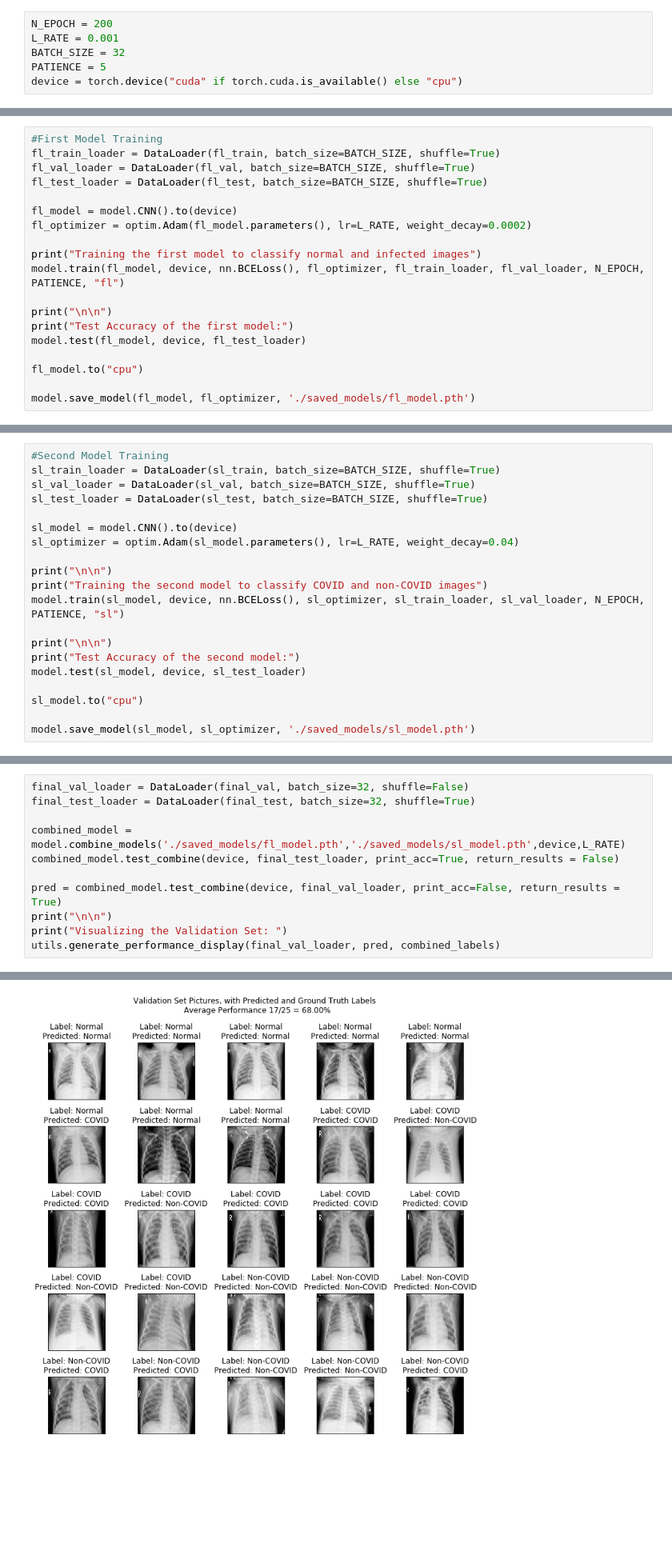
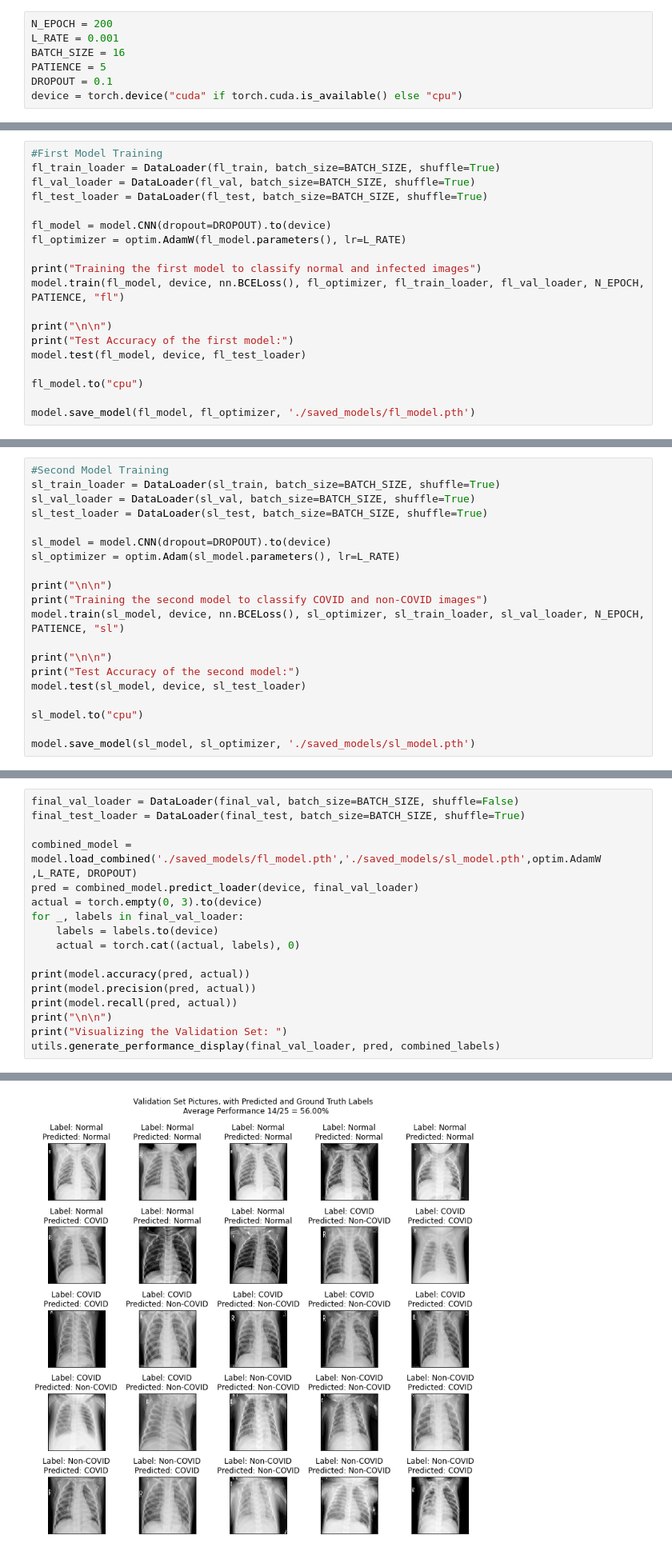
Before and after one commit to EYLeong/Chest_X-ray_Classifier, a Jupyter notebook: Model Training and Testing - Broken up for better testing.ipynb, the cells around one changed output, grey strips where cells are left out. Shown at 80% size. Saved outputs shown, nothing was run; the diff lists cells and outputs as text; blank space fills up the shorter version.

Commit message:
evaluation metrics and predict function

```diff
--- a/Model Training and Testing - Broken up for better testing.ipynb
+++ b/Model Training and Testing - Broken up for better testing.ipynb
@@ -57,8 +57,9 @@ Defining Model Parameters
 # %%
 N_EPOCH = 200
 L_RATE = 0.001
-BATCH_SIZE = 32
+BATCH_SIZE = 16
 PATIENCE = 5
+DROPOUT = 0.1
 device = torch.device("cuda" if torch.cuda.is_available() else "cpu")
 # %% [markdown]
 Training the First Layer Model
@@ -68,8 +69,8 @@ fl_train_loader = DataLoader(fl_train, batch_size=BATCH_SIZE, shuffle=True)
 fl_val_loader = DataLoader(fl_val, batch_size=BATCH_SIZE, shuffle=True)
 fl_test_loader = DataLoader(fl_test, batch_size=BATCH_SIZE, shuffle=True)
 
-fl_model = model.CNN().to(device)
-fl_optimizer = optim.Adam(fl_model.parameters(), lr=L_RATE, weight_decay=0.0002)
+fl_model = model.CNN(dropout=DROPOUT).to(device)
+fl_optimizer = optim.AdamW(fl_model.parameters(), lr=L_RATE)
 
 print("Training the first model to classify normal and infected images")
 model.train(fl_model, device, nn.BCELoss(), fl_optimizer, fl_train_loader, fl_val_loader, N_EPOCH, PATIENCE, "fl")
@@ -150,8 +90,8 @@ sl_train_loader = DataLoader(sl_train, batch_size=BATCH_SIZE, shuffle=True)
 sl_val_loader = DataLoader(sl_val, batch_size=BATCH_SIZE, shuffle=True)
 sl_test_loader = DataLoader(sl_test, batch_size=BATCH_SIZE, shuffle=True)
 
-sl_model = model.CNN().to(device)
-sl_optimizer = optim.Adam(sl_model.parameters(), lr=L_RATE, weight_decay=0.04)
+sl_model = model.CNN(dropout=DROPOUT).to(device)
+sl_optimizer = optim.Adam(sl_model.parameters(), lr=L_RATE)
 
 print("\n\n")
 print("Training the second model to classify COVID and non-COVID images")
@@ -242,13 +121,19 @@ Image(filename='./saved_graphs/sl_learning_curve.png')
 # %% [markdown]
 Combine the 2 Models and Test the results on validation and test
 # %%
-final_val_loader = DataLoader(final_val, batch_size=32, shuffle=False)
-final_test_loader = DataLoader(final_test, batch_size=32, shuffle=True)
+final_val_loader = DataLoader(final_val, batch_size=BATCH_SIZE, shuffle=False)
+final_test_loader = DataLoader(final_test, batch_size=BATCH_SIZE, shuffle=True)
 
-combined_model = model.combine_models('./saved_models/fl_model.pth','./saved_models/sl_model.pth',device,L_RATE)
-combined_model.test_combine(device, final_test_loader, print_acc=True, return_results = False)
+combined_model = model.load_combined('./saved_models/fl_model.pth','./saved_models/sl_model.pth',optim.AdamW ,L_RATE, DROPOUT)
+pred = combined_model.predict_loader(device, final_val_loader)
+actual = torch.empty(0, 3).to(device)
+for _, labels in final_val_loader:
+    labels = labels.to(device)
+    actual = torch.cat((actual, labels), 0)
 
-pred = combined_model.test_combine(device, final_val_loader, print_acc=False, return_results = True)
+print(model.accuracy(pred, actual))
+print(model.precision(pred, actual))
+print(model.recall(pred, actual))
 print("\n\n")
 print("Visualizing the Validation Set: ")
 utils.generate_performance_display(final_val_loader, pred, combined_labels)
@@ -257,5 +144,5 @@ Test set accuracy:  68.130081300813 %
 
 
 
 Visualizing the Validation Set:
-[figure, old version]
+[figure, new version]
```
Also changed, not shown: parts of 5 cells of this notebook, 7 other files.
